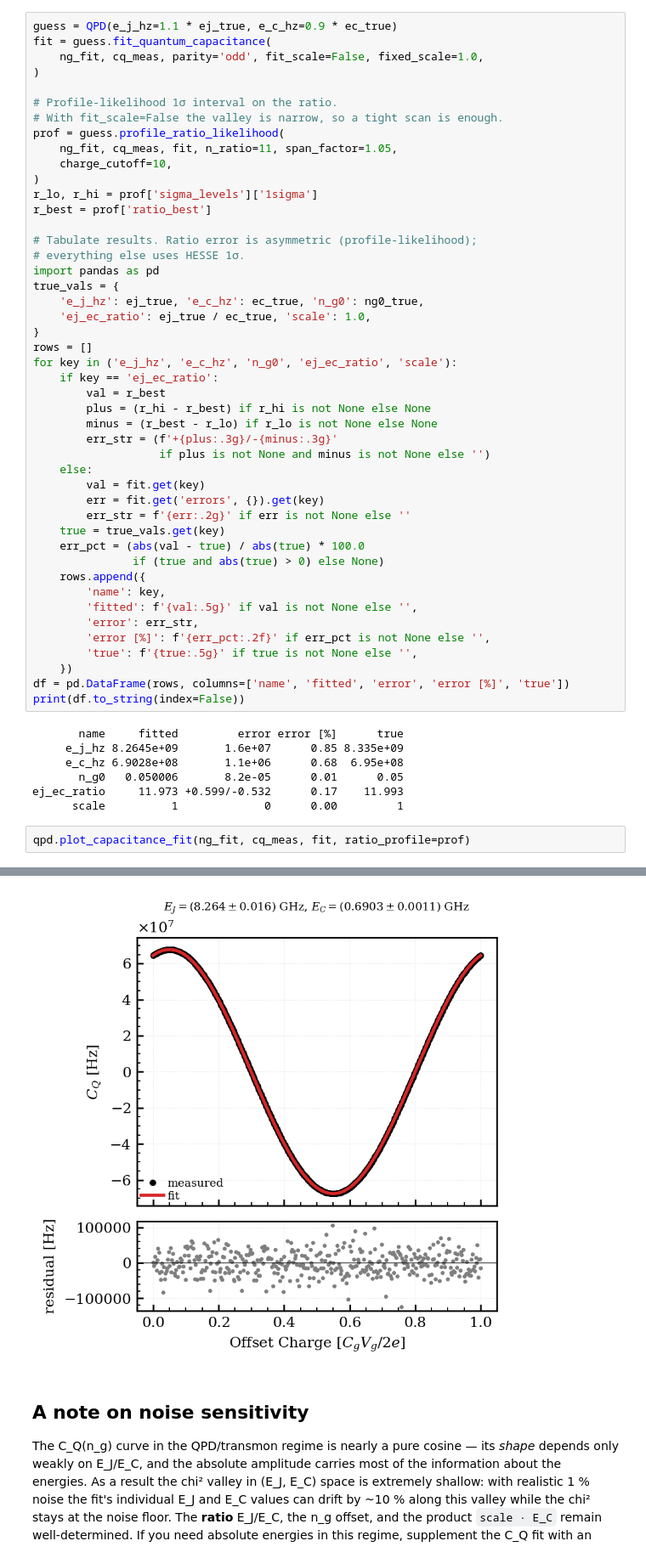
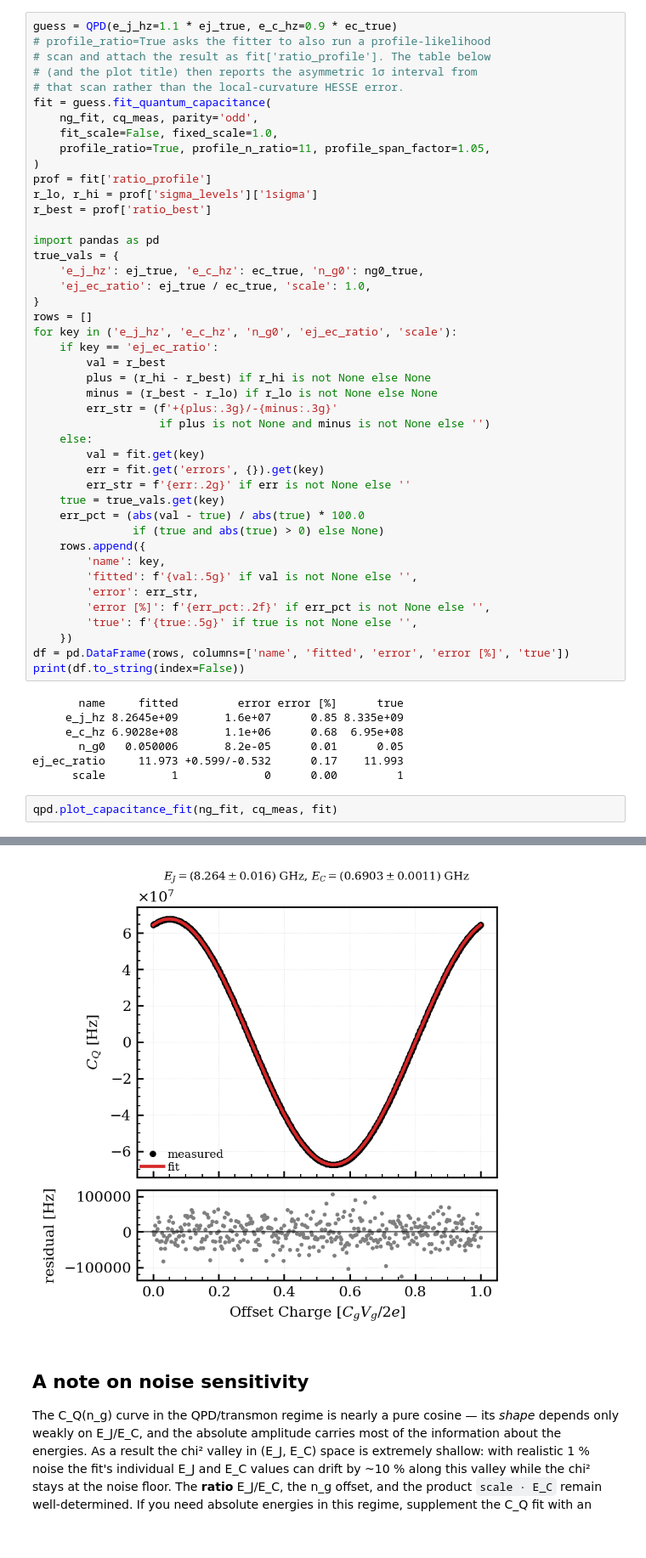
Before and after one commit to WashU-Astroparticle-Lab/qpd, a Jupyter notebook: notebooks/quantum_capacitance.ipynb, the cells around one changed output, grey strips where cells are left out. Shown at 85% size. Cells and saved outputs as stored; diff of their text form.

```diff
--- a/notebooks/quantum_capacitance.ipynb
+++ b/notebooks/quantum_capacitance.ipynb
@@ -174,21 +174,19 @@ with `fit_scale=False` breaks the (E_C, scale) shape/amplitude
 degeneracy and lets the fit pin $E_J$ and $E_C$ tightly.
 # %%
 guess = QPD(e_j_hz=1.1 * ej_true, e_c_hz=0.9 * ec_true)
+# profile_ratio=True asks the fitter to also run a profile-likelihood
+# scan and attach the result as fit['ratio_profile']. The table below
+# (and the plot title) then reports the asymmetric 1σ interval from
+# that scan rather than the local-curvature HESSE error.
 fit = guess.fit_quantum_capacitance(
-    ng_fit, cq_meas, parity='odd', fit_scale=False, fixed_scale=1.0,
+    ng_fit, cq_meas, parity='odd',
+    fit_scale=False, fixed_scale=1.0,
+    profile_ratio=True, profile_n_ratio=11, profile_span_factor=1.05,
 )
-
-# Profile-likelihood 1σ interval on the ratio.
-# With fit_scale=False the valley is narrow, so a tight scan is enough.
-prof = guess.profile_ratio_likelihood(
-    ng_fit, cq_meas, fit, n_ratio=11, span_factor=1.05,
-    charge_cutoff=10,
-)
+prof = fit['ratio_profile']
 r_lo, r_hi = prof['sigma_levels']['1sigma']
 r_best = prof['ratio_best']
 
-# Tabulate results. Ratio error is asymmetric (profile-likelihood);
-# everything else uses HESSE 1σ.
 import pandas as pd
 true_vals = {
     'e_j_hz': ej_true, 'e_c_hz': ec_true, 'n_g0': ng0_true,
@@ -226,12 +224,12 @@ print(df.to_string(index=False))
 ej_ec_ratio     11.973 +0.599/-0.532      0.17    11.993
       scale          1             0      0.00         1
 # %%
-qpd.plot_capacitance_fit(ng_fit, cq_meas, fit, ratio_profile=prof)
+qpd.plot_capacitance_fit(ng_fit, cq_meas, fit)
 # %% [output]
 (<Figure size 800x800 with 2 Axes>,
  (<Axes: title={'center': '$E_J=(8.264\\pm0.016)$ GHz, $E_C=(0.6903\\pm0.0011)$ GHz'}, ylabel='$C_Q$ [Hz]'>,
   <Axes: xlabel='Offset Charge [$C_g V_g / 2e$]', ylabel='residual [Hz]'>))
-[figure, old version]
+[figure, new version]
 # %% [markdown]
 ## A note on noise sensitivity
 
```
Also changed, not shown: parts of 5 cells of this notebook, 1 other file.
